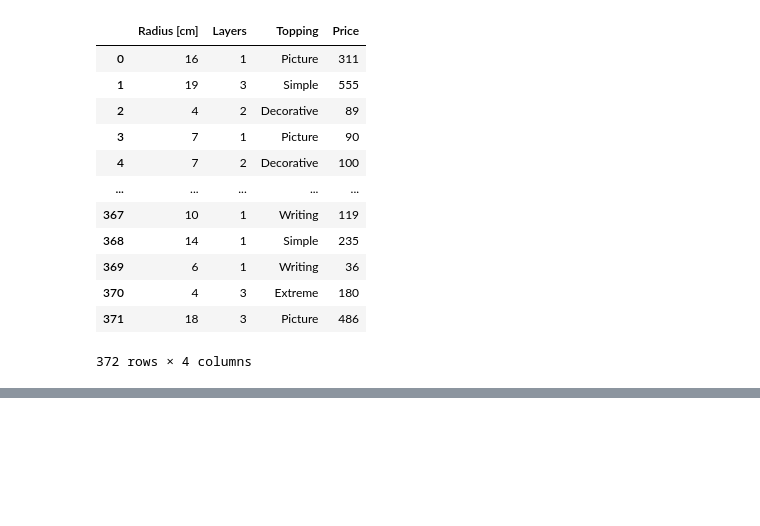
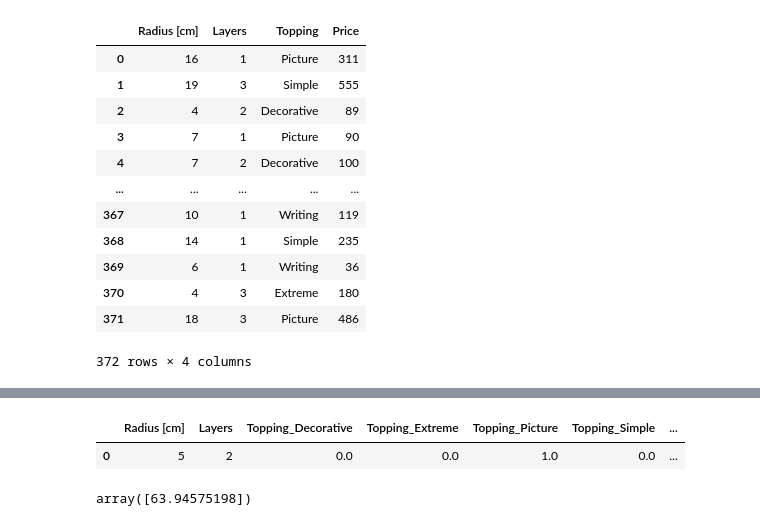
Before and after one commit to Sergendel/Cake_Flask_api, a Jupyter notebook: notebook/cakes_model.ipynb, the cells around one changed output, grey strips where cells are left out. Drawn from its saved outputs; the diff is of its cells as text; code cells hidden in the pictures; blank space fills up the shorter version.

```diff
--- a/notebook/cakes_model.ipynb
+++ b/notebook/cakes_model.ipynb
@@ -57,3 +127,16 @@ y_pred = model.predict(X_test)
+# %%
+X_TEST = pd.DataFrame([[5,	2, 0.0, 0.0, 1.0 ,0.0, 0.0]], columns=['Radius [cm]', 'Layers', 'Topping_Decorative', 'Topping_Extreme',
+       'Topping_Picture', 'Topping_Simple', 'Topping_Writing'])
+# %%
+X_TEST
+# %% [output]
+|  | Radius [cm] | Layers | Topping_Decorative | Topping_Extreme | Topping_Picture | Topping_Simple | ... |
+| 0 | 5 | 2 | 0.0 | 0.0 | 1.0 | 0.0 | ... |
+# %%
+y_PRED = model.predict(X_TEST)
+y_PRED
+# %% [output]
+array([63.94575198])
 # %%
 with open('model.pkl', 'wb') as f:  # open a text file
     pickle.dump(model, f) # serialize the list
```
Also changed, not shown: parts of 9 cells of this notebook, 9 other files.
